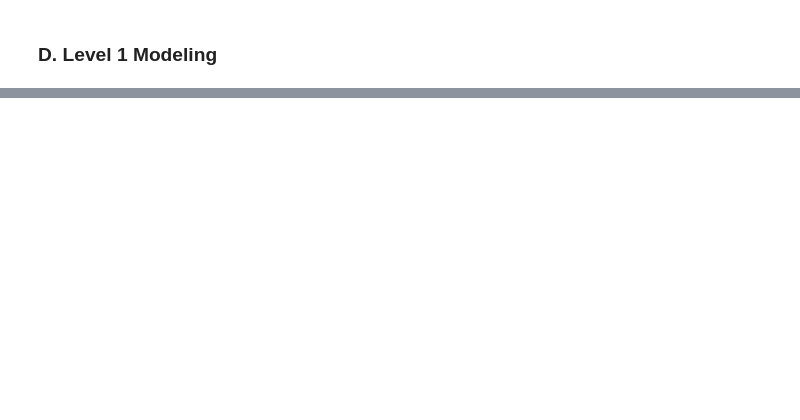
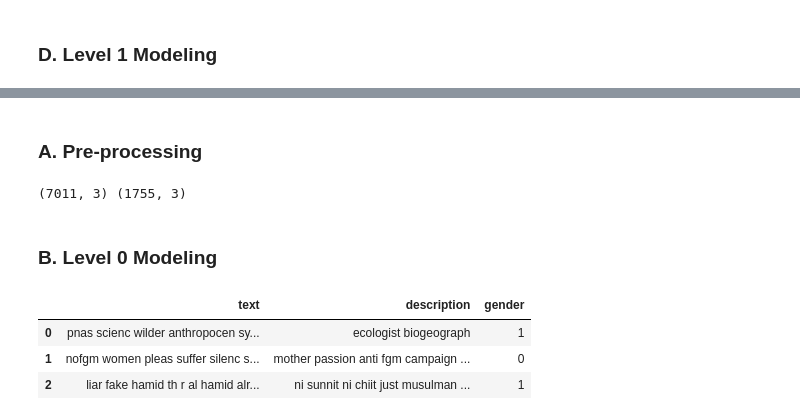
Before and after one commit to Liam-LT/NLP-TweetProfiler, a Jupyter notebook: Model1.ipynb, the cells around one changed output, grey strips where cells are left out. Saved outputs shown, nothing was run; the diff lists cells and outputs as text; code cells hidden in the pictures; blank space fills up the shorter version.

```diff
--- a/Model1.ipynb
+++ b/Model1.ipynb
@@ -508,0 +506,4 @@ for i in range(len(pipes)):
+# %% [markdown]
+### A. Pre-processing
+# %%
+m2_df_level0 = df[['text', 'description', 'gender']]
@@ -508,0 +513,13 @@ for i in range(len(pipes)):
+# %%
+print (m2_df_level0_train.shape, m2_df_level0_test.shape)
+# %% [output]
+(7011, 3) (1755, 3)
+# %% [markdown]
+### B. Level 0 Modeling
+# %%
+m2_df_level0_train.head(3)
+# %% [output]
+|  | text | description | gender |
+| 0 | pnas scienc wilder anthropocen sy... | ecologist biogeograph | 1 |
+| 1 | nofgm women pleas suffer silenc s... | mother passion anti fgm campaign ... | 0 |
+| 2 | liar fake hamid th r al hamid alr... | ni sunnit ni chiit just musulman ... | 1 |
```
Also changed, not shown: parts of 40 cells of this notebook.
